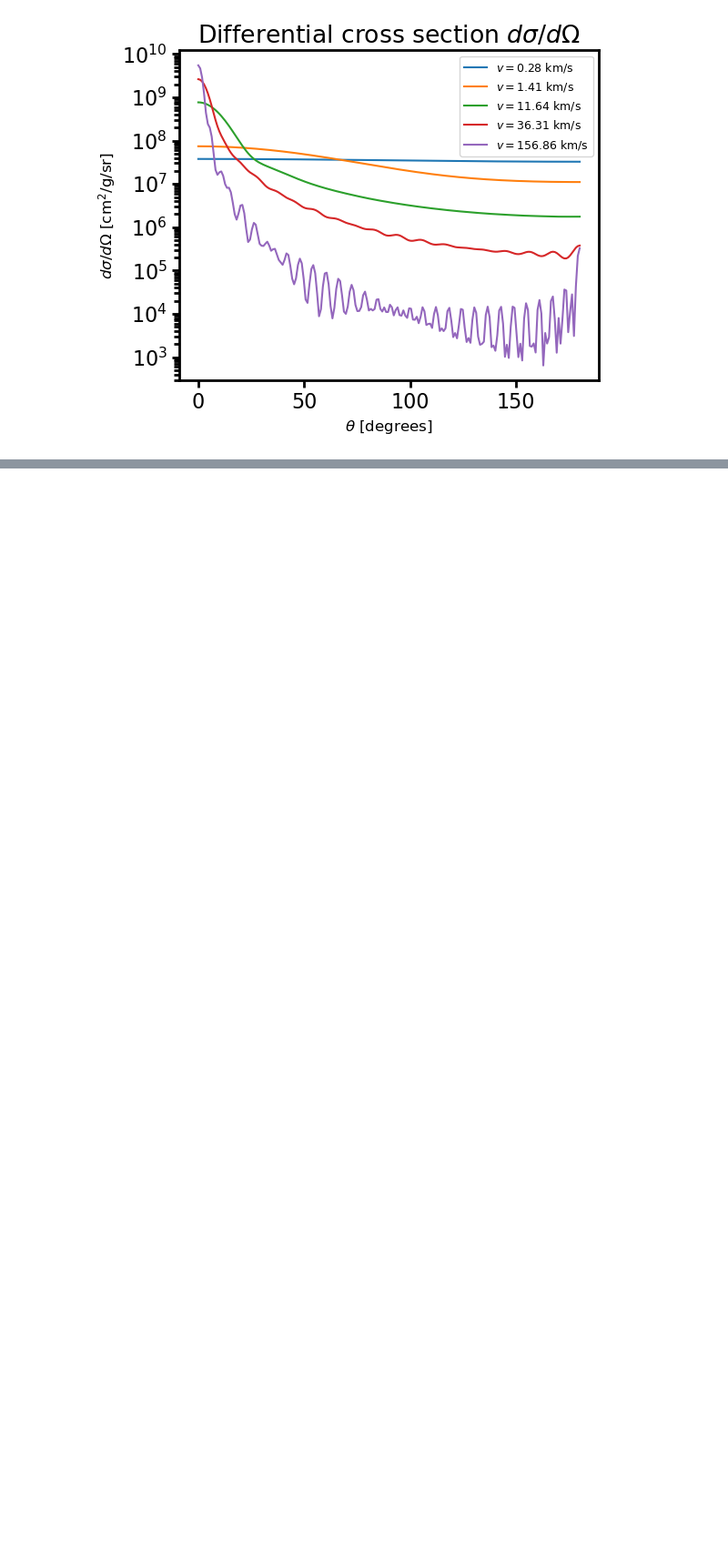
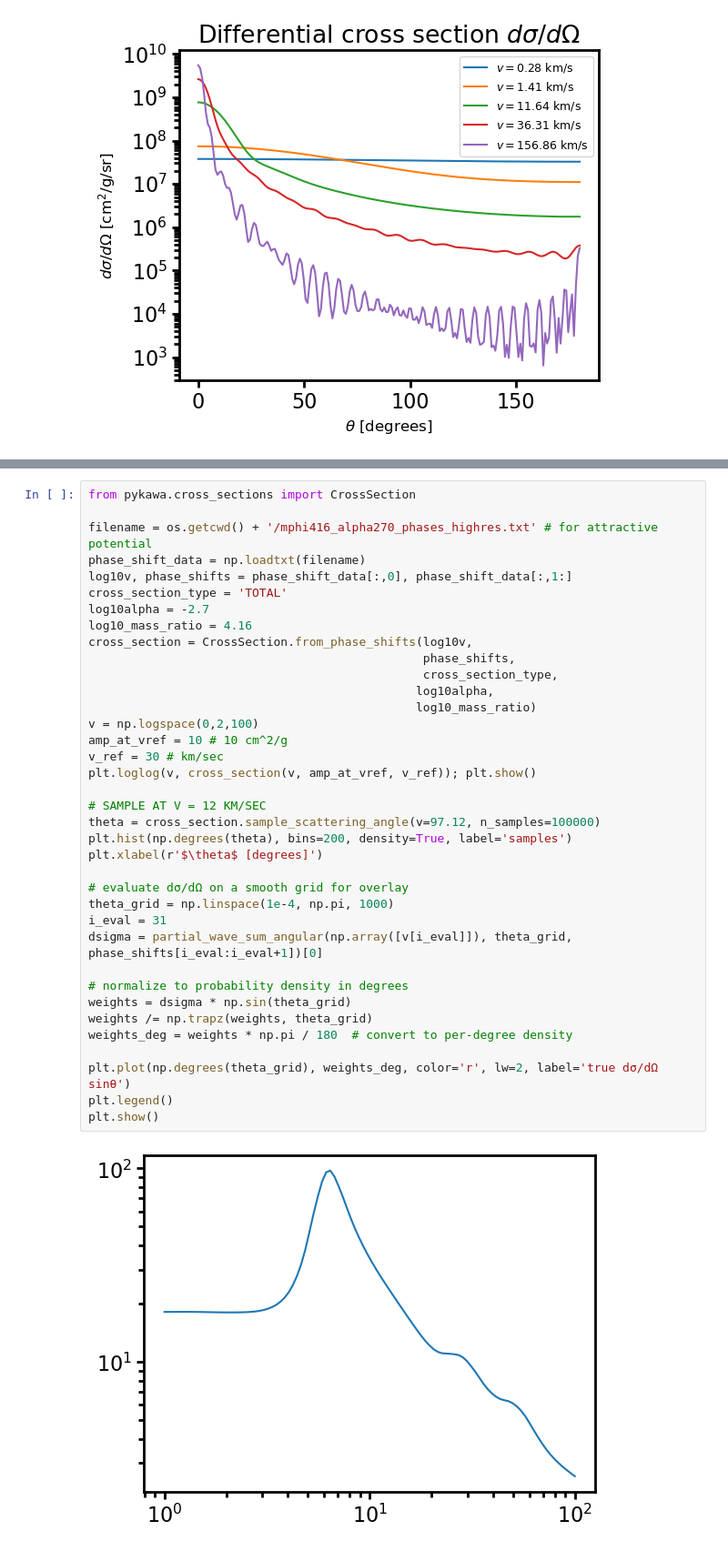
Before and after one commit to dangilman/pykawa, a Jupyter notebook: notebooks/cross_section_comparisons.ipynb, the cells around one changed output, grey strips where cells are left out. Shown at 91% size. Cells and saved outputs as stored; diff of their text form; blank space fills up the shorter version.

Commit message:
add cross section sampling and documentation

```diff
--- a/notebooks/cross_section_comparisons.ipynb
+++ b/notebooks/cross_section_comparisons.ipynb
@@ -273,0 +278,39 @@ plt.show()
+# %%
+from pykawa.cross_sections import CrossSection
+
+filename = os.getcwd() + '/mphi416_alpha270_phases_highres.txt' # for attractive potential
+phase_shift_data = np.loadtxt(filename)
+log10v, phase_shifts = phase_shift_data[:,0], phase_shift_data[:,1:]
+cross_section_type = 'TOTAL'
+log10alpha = -2.7
+log10_mass_ratio = 4.16
+cross_section = CrossSection.from_phase_shifts(log10v,
+                                               phase_shifts,
+                                               cross_section_type,
+                                              log10alpha,
+                                              log10_mass_ratio)
+v = np.logspace(0,2,100)
+amp_at_vref = 10 # 10 cm^2/g
+v_ref = 30 # km/sec
+plt.loglog(v, cross_section(v, amp_at_vref, v_ref)); plt.show()
+
+# SAMPLE AT V = 12 KM/SEC
+theta = cross_section.sample_scattering_angle(v=97.12, n_samples=100000)
+plt.hist(np.degrees(theta), bins=200, density=True, label='samples')
+plt.xlabel(r'$\theta$ [degrees]')
+
+# evaluate dσ/dΩ on a smooth grid for overlay
+theta_grid = np.linspace(1e-4, np.pi, 1000)
+i_eval = 31
+dsigma = partial_wave_sum_angular(np.array([v[i_eval]]), theta_grid, phase_shifts[i_eval:i_eval+1])[0]
+
+# normalize to probability density in degrees
+weights = dsigma * np.sin(theta_grid)
+weights /= np.trapz(weights, theta_grid)
+weights_deg = weights * np.pi / 180  # convert to per-degree density
+
+plt.plot(np.degrees(theta_grid), weights_deg, color='r', lw=2, label='true dσ/dΩ sinθ')
+plt.legend()
+plt.show()
+# %% [output]
+[figure, added]
```
Also changed, not shown: parts of 3 cells of this notebook, 3 other files.
